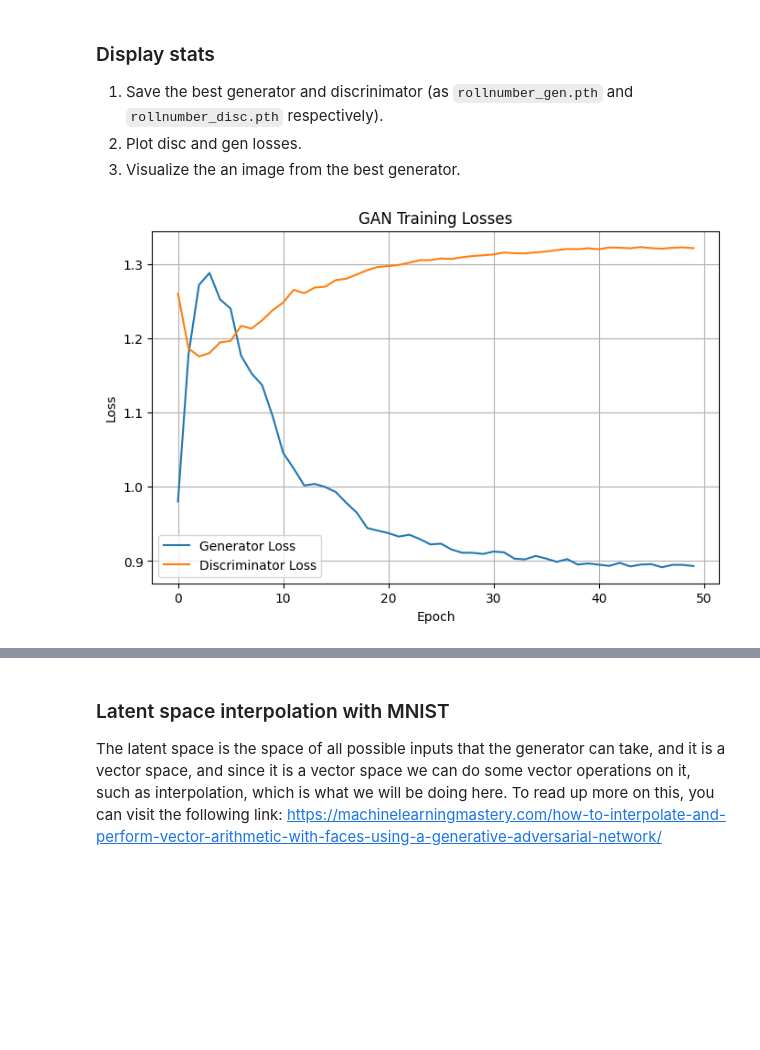
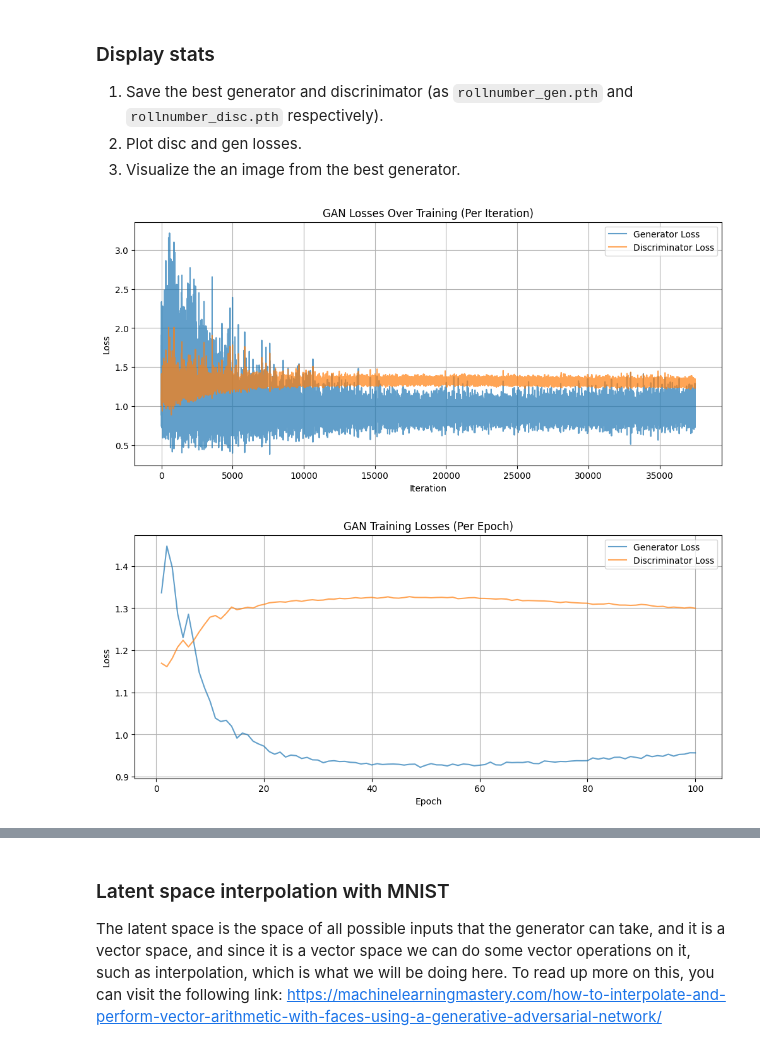
Before and after one commit to maheenrazza/VAE-GANs, a Jupyter notebook: 26100337_PA3_1B.ipynb, the cells around one changed output, grey strips where cells are left out. Cells and saved outputs as stored; diff of their text form; code cells hidden in the pictures; blank space fills up the shorter version.

```diff
--- a/26100337_PA3_1B.ipynb
+++ b/26100337_PA3_1B.ipynb
@@ -329,18 +318,41 @@ Best discriminator saved as: 26100337_disc.pth
 1. Save the best generator and discrinimator (as `rollnumber_gen.pth` and `rollnumber_disc.pth` respectively).
 2. Plot disc and gen losses.
 3. Visualize the an image from the best generator.
-# %%
-plt.figure(figsize=(8, 5))
-plt.plot(gen_losses, label="Generator Loss")
-plt.plot(disc_losses, label="Discriminator Loss")
-plt.xlabel("Epoch")
-plt.ylabel("Loss")
-plt.title("GAN Training Losses")
-plt.legend()
-plt.grid(True)
-plt.show()
-# %% [output]
-[figure, removed]
+# %%
+# ---- Plot 1: Per-Iteration ----
+plt.figure(figsize=(12, 5))
+plt.plot(gen_losses,  label="Generator Loss",     alpha=0.7)
+plt.plot(disc_losses, label="Discriminator Loss", alpha=0.7)
+plt.xlabel("Iteration")
+plt.ylabel("Loss")
+plt.title("GAN Losses Over Training (Per Iteration)")
+plt.legend()
+plt.grid(True)
+plt.show()
+
+# ---- Plot 2: Per-Epoch (averaged) ----
+iters_per_epoch = len(train_loader)
+epoch_gen_losses  = [
+    sum(gen_losses[i * iters_per_epoch:(i + 1) * iters_per_epoch]) / iters_per_epoch
+    for i in range(epochs)
+]
+epoch_disc_losses = [
+    sum(disc_losses[i * iters_per_epoch:(i + 1) * iters_per_epoch]) / iters_per_epoch
+    for i in range(epochs)
+]
+
+plt.figure(figsize=(12, 5))
+plt.plot(range(1, epochs + 1), epoch_gen_losses,  label="Generator Loss",     alpha=0.7)
+plt.plot(range(1, epochs + 1), epoch_disc_losses, label="Discriminator Loss", alpha=0.7)
+plt.xlabel("Epoch")
+plt.ylabel("Loss")
+plt.title("GAN Training Losses (Per Epoch)")
+plt.legend()
+plt.grid(True)
+plt.show()
+# %% [output]
+[figure, added]
+[figure, added]
 # %%
 # load best generator
 best_generator = Generator().to(device)
```
Also changed, not shown: parts of 13 cells of this notebook.
